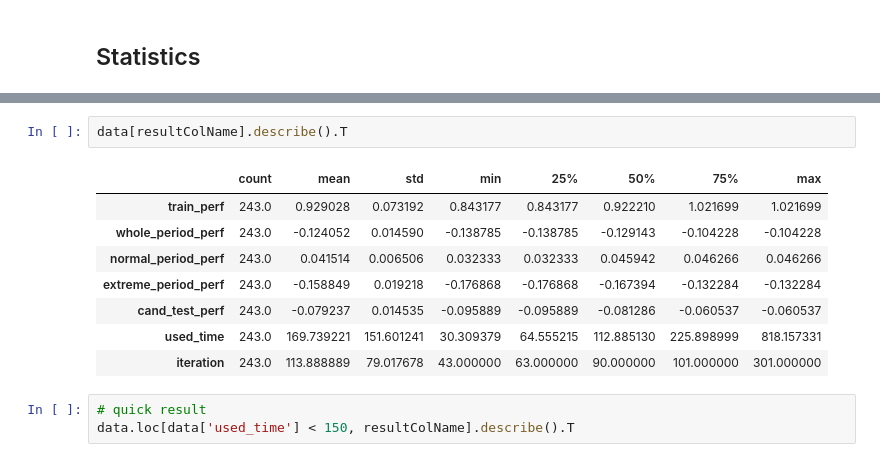
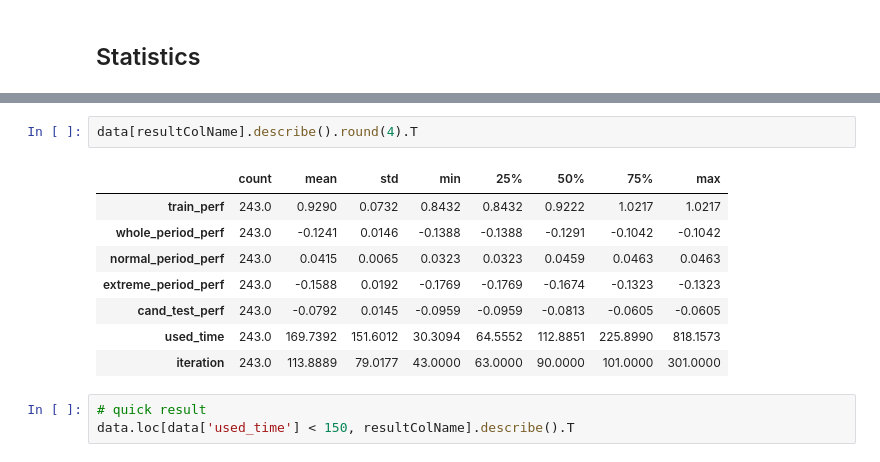
Before and after one commit to r50206v/E4008-Computational-Discrete-Optimization, a Jupyter notebook: Project/tabu_search/visualization.ipynb, the cells around one changed output, grey strips where cells are left out. Cells and saved outputs as stored; diff of their text form.

```diff
--- a/Project/tabu_search/visualization.ipynb
+++ b/Project/tabu_search/visualization.ipynb
@@ -142,16 +145,16 @@ return from 2020-01-02 to 2020-02-19: 0.04183
 return from 2020-02-19 to 2020-04-17: -0.15914
 [interactive output not drawn]
 # %%
-data[resultColName].describe().T
+data[resultColName].describe().round(4).T
 # %% [output]
 |  | count | mean | std | min | 25% | 50% | 75% | max |
-| train_perf | 243.0 | 0.929028 | 0.073192 | 0.843177 | 0.843177 | 0.922210 | 1.021699 | 1.021699 |
-| whole_period_perf | 243.0 | -0.124052 | 0.014590 | -0.138785 | -0.138785 | -0.129143 | -0.104228 | -0.104228 |
-| normal_period_perf | 243.0 | 0.041514 | 0.006506 | 0.032333 | 0.032333 | 0.045942 | 0.046266 | 0.046266 |
-| extreme_period_perf | 243.0 | -0.158849 | 0.019218 | -0.176868 | -0.176868 | -0.167394 | -0.132284 | -0.132284 |
-| cand_test_perf | 243.0 | -0.079237 | 0.014535 | -0.095889 | -0.095889 | -0.081286 | -0.060537 | -0.060537 |
-| used_time | 243.0 | 169.739221 | 151.601241 | 30.309379 | 64.555215 | 112.885130 | 225.898999 | 818.157331 |
-| iteration | 243.0 | 113.888889 | 79.017678 | 43.000000 | 63.000000 | 90.000000 | 101.000000 | 301.000000 |
+| train_perf | 243.0 | 0.9290 | 0.0732 | 0.8432 | 0.8432 | 0.9222 | 1.0217 | 1.0217 |
+| whole_period_perf | 243.0 | -0.1241 | 0.0146 | -0.1388 | -0.1388 | -0.1291 | -0.1042 | -0.1042 |
+| normal_period_perf | 243.0 | 0.0415 | 0.0065 | 0.0323 | 0.0323 | 0.0459 | 0.0463 | 0.0463 |
+| extreme_period_perf | 243.0 | -0.1588 | 0.0192 | -0.1769 | -0.1769 | -0.1674 | -0.1323 | -0.1323 |
+| cand_test_perf | 243.0 | -0.0792 | 0.0145 | -0.0959 | -0.0959 | -0.0813 | -0.0605 | -0.0605 |
+| used_time | 243.0 | 169.7392 | 151.6012 | 30.3094 | 64.5552 | 112.8851 | 225.8990 | 818.1573 |
+| iteration | 243.0 | 113.8889 | 79.0177 | 43.0000 | 63.0000 | 90.0000 | 101.0000 | 301.0000 |
 # %%
 # quick result
 data.loc[data['used_time'] < 150, resultColName].describe().T
```
Also changed, not shown: parts of 1 cell of this notebook.
